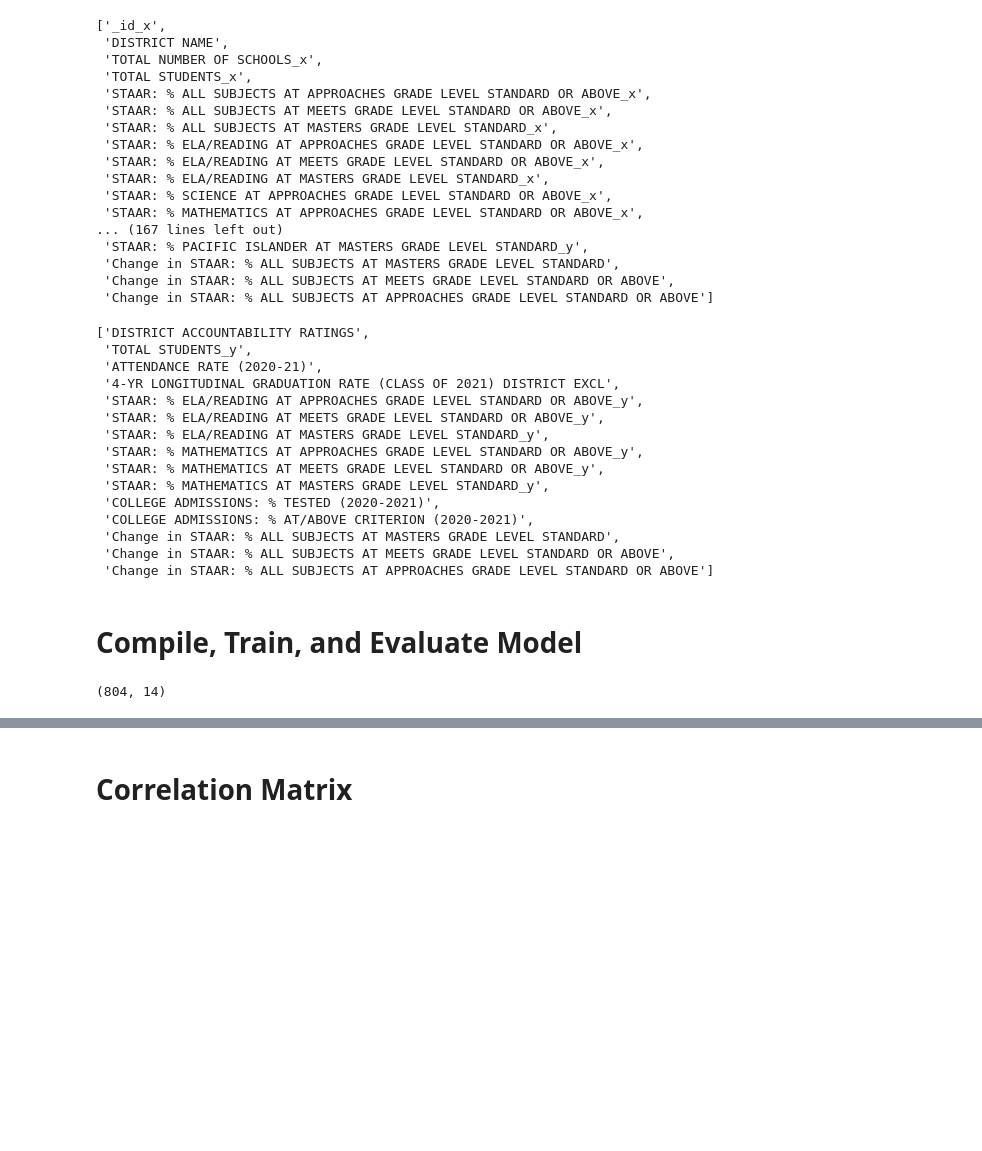
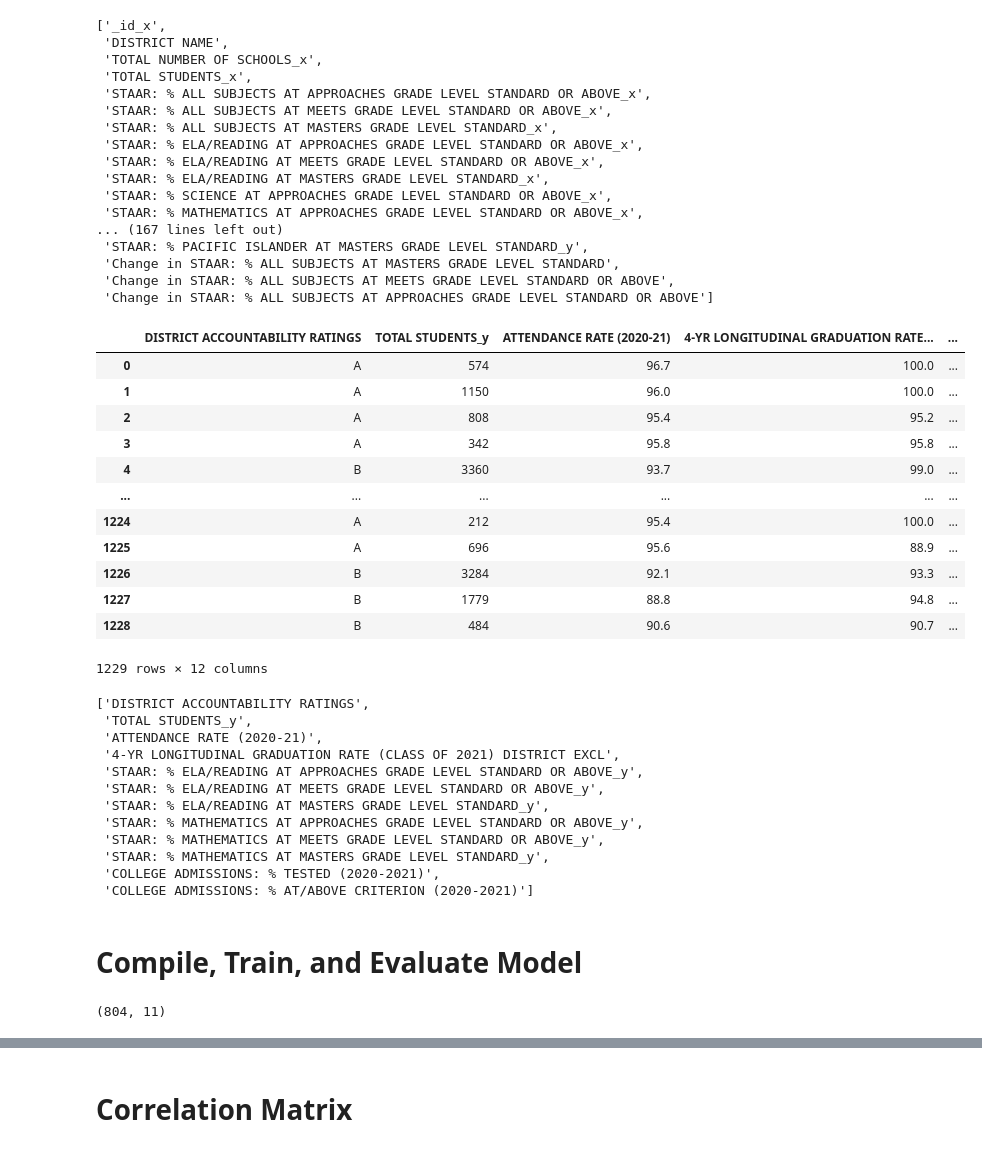
Before and after one commit to Amarilli/Texas-Education-and-Accountability-Rating-a-Machine-Learning-Model, a Jupyter notebook: NNDistrict.ipynb, the cells around one changed output, grey strips where cells are left out. Drawn from its saved outputs; the diff is of its cells as text; code cells hidden in the pictures; blank space fills up the shorter version.

```diff
--- a/NNDistrict.ipynb
+++ b/NNDistrict.ipynb
@@ -261,7 +261,26 @@ completedf = completedf.drop(columns=['_id_x',
  'STAAR: % PACIFIC ISLANDER AT MASTERS GRADE LEVEL STANDARD_y',
    'STAAR: % ALL SUBJECTS AT APPROACHES GRADE LEVEL STANDARD OR ABOVE_y',
  'STAAR: % ALL SUBJECTS AT MEETS GRADE LEVEL STANDARD OR ABOVE_y',
- 'STAAR: % ALL SUBJECTS AT MASTERS GRADE LEVEL STANDARD_y',])
+ 'STAAR: % ALL SUBJECTS AT MASTERS GRADE LEVEL STANDARD_y',
+  'Change in STAAR: % ALL SUBJECTS AT MASTERS GRADE LEVEL STANDARD',
+ 'Change in STAAR: % ALL SUBJECTS AT MEETS GRADE LEVEL STANDARD OR ABOVE',
+ 'Change in STAAR: % ALL SUBJECTS AT APPROACHES GRADE LEVEL STANDARD OR ABOVE',])
+# %%
+completedf
+# %% [output]
+|  | DISTRICT ACCOUNTABILITY RATINGS | TOTAL STUDENTS_y | ATTENDANCE RATE (2020-21) | 4-YR LONGITUDINAL GRADUATION RATE... | ... |
+| 0 | A | 574 | 96.7 | 100.0 | ... |
+| 1 | A | 1150 | 96.0 | 100.0 | ... |
+| 2 | A | 808 | 95.4 | 95.2 | ... |
+| 3 | A | 342 | 95.8 | 95.8 | ... |
+| 4 | B | 3360 | 93.7 | 99.0 | ... |
+| ... | ... | ... | ... | ... | ... |
+| 1224 | A | 212 | 95.4 | 100.0 | ... |
+| 1225 | A | 696 | 95.6 | 88.9 | ... |
+| 1226 | B | 3284 | 92.1 | 93.3 | ... |
+| 1227 | B | 1779 | 88.8 | 94.8 | ... |
+| 1228 | B | 484 | 90.6 | 90.7 | ... |
+1229 rows × 12 columns
 # %%
 completedf.columns.to_list()
 # %% [output]
@@ -276,10 +295,7 @@ completedf.columns.to_list()
  'STAAR: % MATHEMATICS AT MEETS GRADE LEVEL STANDARD OR ABOVE_y',
  'STAAR: % MATHEMATICS AT MASTERS GRADE LEVEL STANDARD_y',
  'COLLEGE ADMISSIONS: % TESTED (2020-2021)',
- 'COLLEGE ADMISSIONS: % AT/ABOVE CRITERION (2020-2021)',
- 'Change in STAAR: % ALL SUBJECTS AT MASTERS GRADE LEVEL STANDARD',
- 'Change in STAAR: % ALL SUBJECTS AT MEETS GRADE LEVEL STANDARD OR ABOVE',
- 'Change in STAAR: % ALL SUBJECTS AT APPROACHES GRADE LEVEL STANDARD OR ABOVE']
+ 'COLLEGE ADMISSIONS: % AT/ABOVE CRITERION (2020-2021)']
 # %%
 # convert columns to Numeric
 columns_to_convert = ['TOTAL STUDENTS_y',
@@ -327,7 +340,7 @@ X_train_scaled = X_scaler.transform(X_train)
 X_test_scaled = X_scaler.transform(X_test)
 print(X_train_scaled.shape)
 # %% [output]
-(804, 14)
+(804, 11)
 # %%
 # Define the model
 model = tf.keras.models.Sequential()
```
Also changed, not shown: parts of 8 cells of this notebook, 1 other file.
